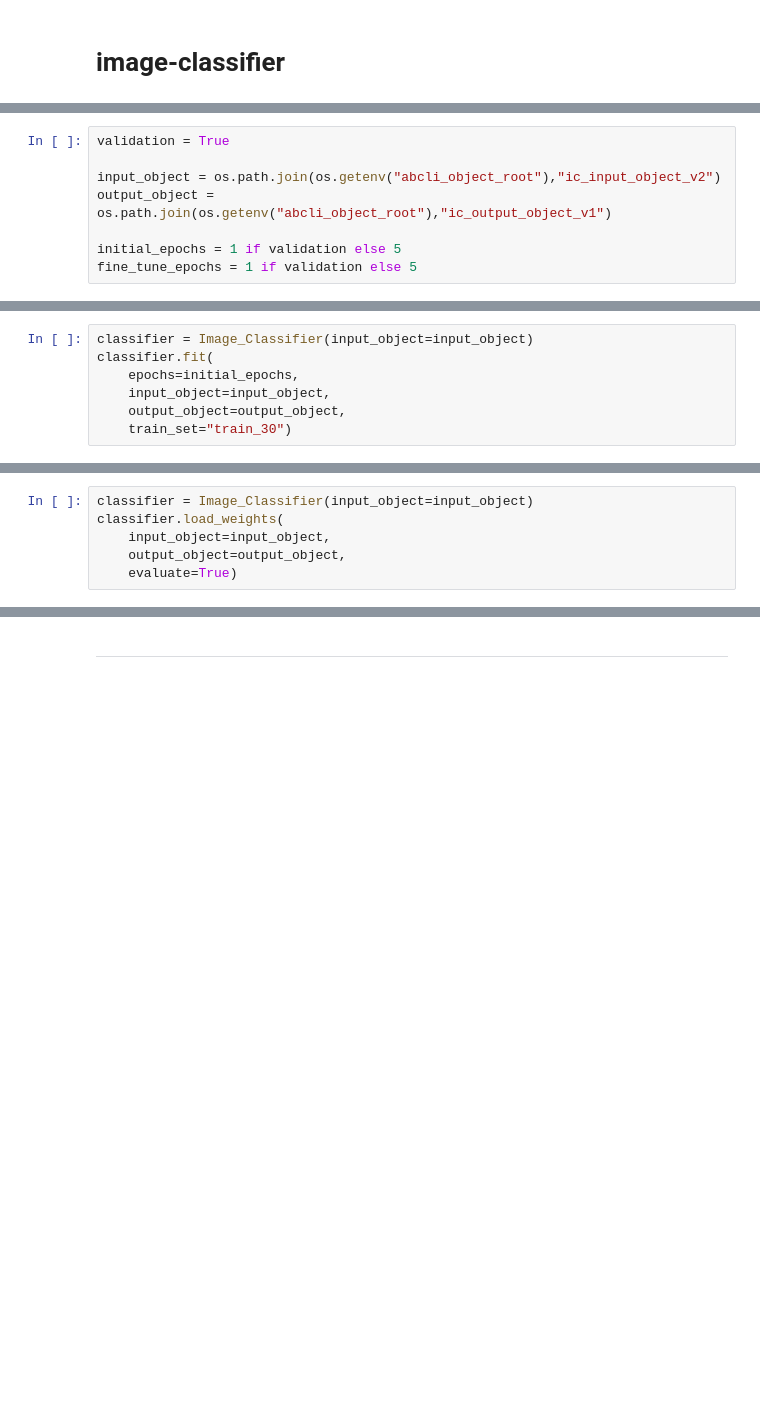
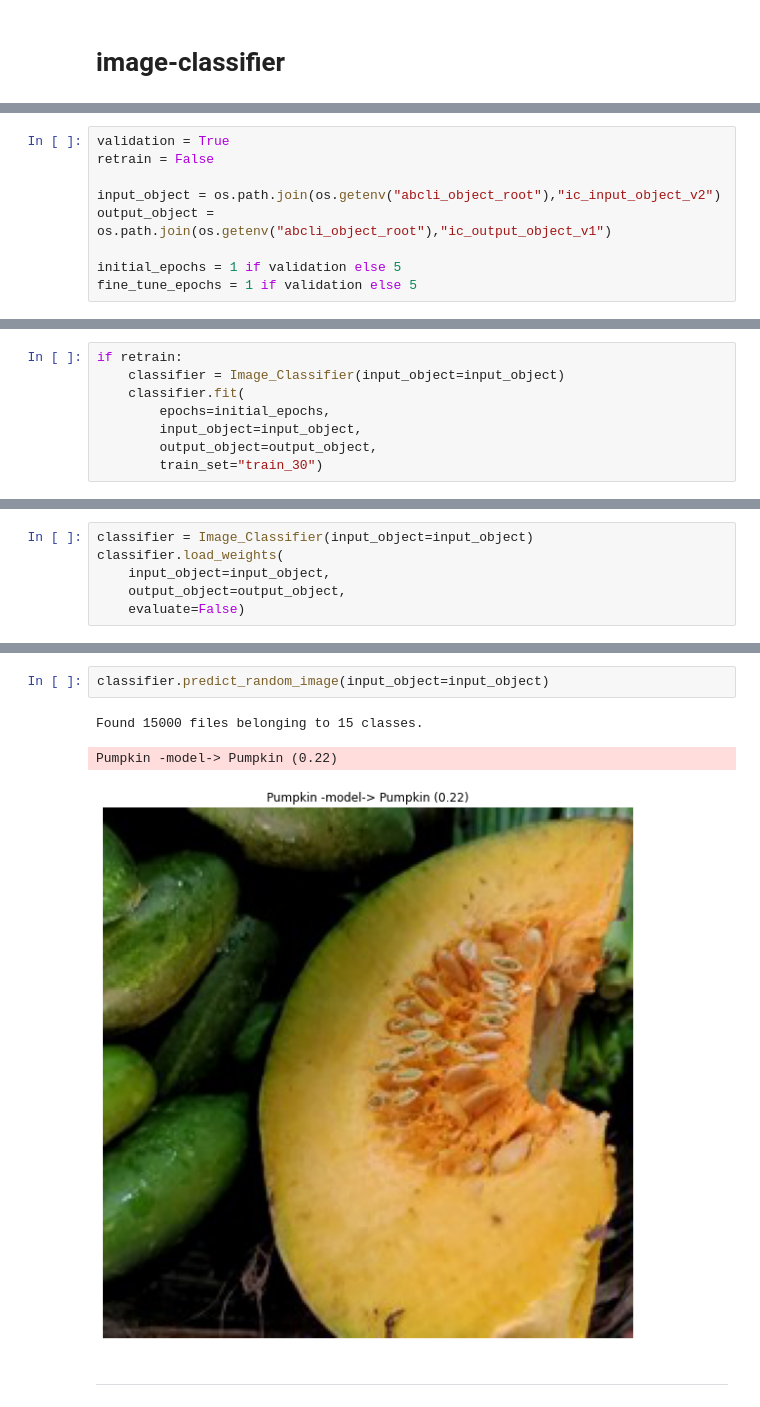
Before and after one commit to kamangir/image-classifier, a Jupyter notebook: image_classifier.ipynb, the cells around one changed output, grey strips where cells are left out. Saved outputs shown, nothing was run; the diff lists cells and outputs as text; blank space fills up the shorter version.

```diff
--- a/image_classifier.ipynb
+++ b/image_classifier.ipynb
@@ -28,6 +28,7 @@ TensorFlow: 2.6.0
 0 GPU(s) available: [].
 # %%
 validation = True
+retrain = False
 
 input_object = os.path.join(os.getenv("abcli_object_root"),"ic_input_object_v2")
 output_object = os.path.join(os.getenv("abcli_object_root"),"ic_output_object_v1")
@@ -37,7 +40,8 @@ fine_tune_epochs = 1 if validation else 5
 # %%
-classifier = Image_Classifier(input_object=input_object)
-classifier.fit(
-    epochs=initial_epochs,
-    input_object=input_object,
-    output_object=output_object,
-    train_set="train_30")
+if retrain:
+    classifier = Image_Classifier(input_object=input_object)
+    classifier.fit(
+        epochs=initial_epochs,
+        input_object=input_object,
+        output_object=output_object,
+        train_set="train_30")
@@ -46,5 +52,5 @@ classifier = Image_Classifier(input_object=input_object)
 classifier.load_weights(
     input_object=input_object,
     output_object=output_object,
-    evaluate=True)
+    evaluate=False)
 # %% [output]
@@ -77,3 +78,9 @@ Found 3000 files belonging to 15 classes.
+# %%
+classifier.predict_random_image(input_object=input_object)
+# %% [output]
+Found 15000 files belonging to 15 classes.
+Pumpkin -model-> Pumpkin (0.22)
+[figure, added]
 # %% [markdown]
 ---
 # %% [markdown]
```
Also changed, not shown: parts of 4 cells of this notebook, 2 other files.
